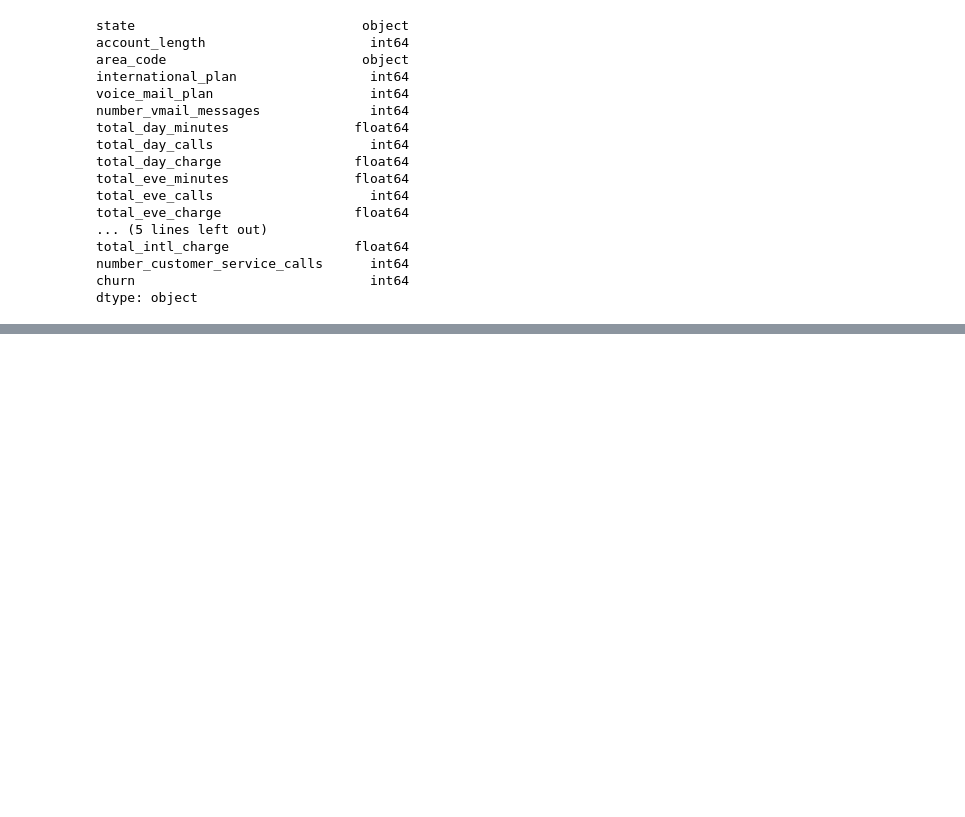
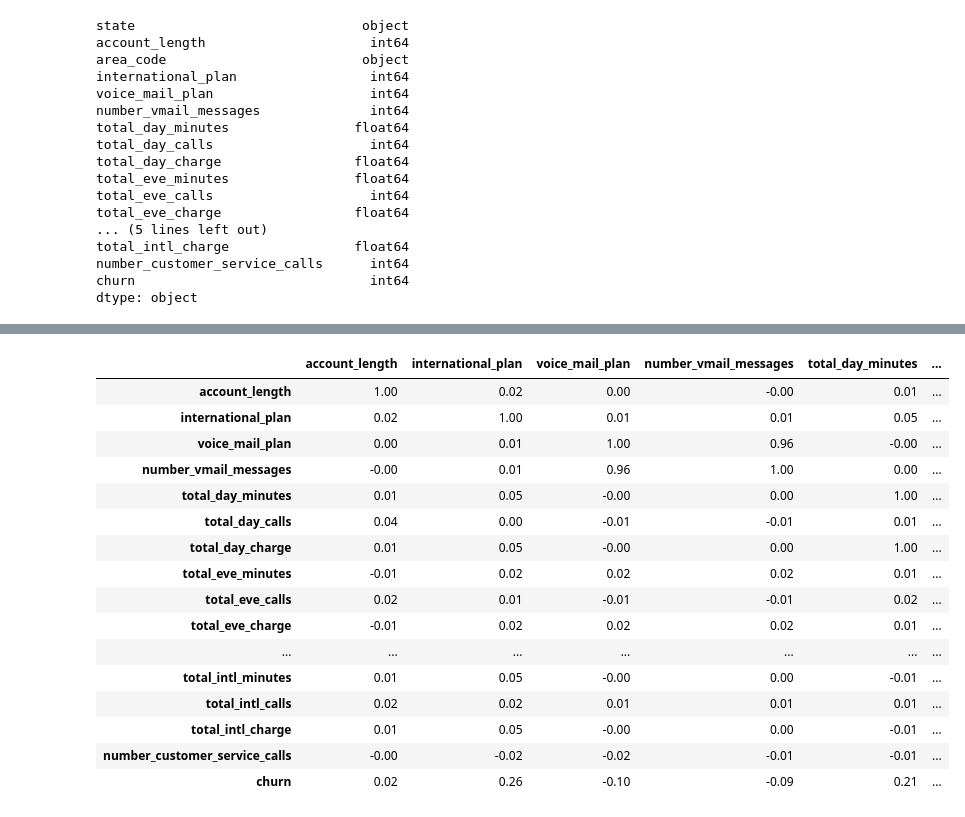
Before and after one commit to GilbertoBarbosa/customer-churn, a Jupyter notebook: customerChurn.ipynb, the cells around one changed output, grey strips where cells are left out. Saved outputs shown, nothing was run; the diff lists cells and outputs as text; code cells hidden in the pictures; blank space fills up the shorter version.

```diff
--- a/customerChurn.ipynb
+++ b/customerChurn.ipynb
@@ -121,0 +122,21 @@ dtype: int64
+# %%
+corr = df.corr()
+corr.style.background_gradient(cmap='coolwarm').set_precision(2)
+# %% [output]
+|  | account_length | international_plan | voice_mail_plan | number_vmail_messages | total_day_minutes | ... |
+| account_length | 1.00 | 0.02 | 0.00 | -0.00 | 0.01 | ... |
+| international_plan | 0.02 | 1.00 | 0.01 | 0.01 | 0.05 | ... |
+| voice_mail_plan | 0.00 | 0.01 | 1.00 | 0.96 | -0.00 | ... |
+| number_vmail_messages | -0.00 | 0.01 | 0.96 | 1.00 | 0.00 | ... |
+| total_day_minutes | 0.01 | 0.05 | -0.00 | 0.00 | 1.00 | ... |
+| total_day_calls | 0.04 | 0.00 | -0.01 | -0.01 | 0.01 | ... |
+| total_day_charge | 0.01 | 0.05 | -0.00 | 0.00 | 1.00 | ... |
+| total_eve_minutes | -0.01 | 0.02 | 0.02 | 0.02 | 0.01 | ... |
+| total_eve_calls | 0.02 | 0.01 | -0.01 | -0.01 | 0.02 | ... |
+| total_eve_charge | -0.01 | 0.02 | 0.02 | 0.02 | 0.01 | ... |
+| ... | ... | ... | ... | ... | ... | ... |
+| total_intl_minutes | 0.01 | 0.05 | -0.00 | 0.00 | -0.01 | ... |
+| total_intl_calls | 0.02 | 0.02 | 0.01 | 0.01 | 0.01 | ... |
+| total_intl_charge | 0.01 | 0.05 | -0.00 | 0.00 | -0.01 | ... |
+| number_customer_service_calls | -0.00 | -0.02 | -0.02 | -0.01 | -0.01 | ... |
+| churn | 0.02 | 0.26 | -0.10 | -0.09 | 0.21 | ... |
```
Also changed, not shown: parts of 6 cells of this notebook.
